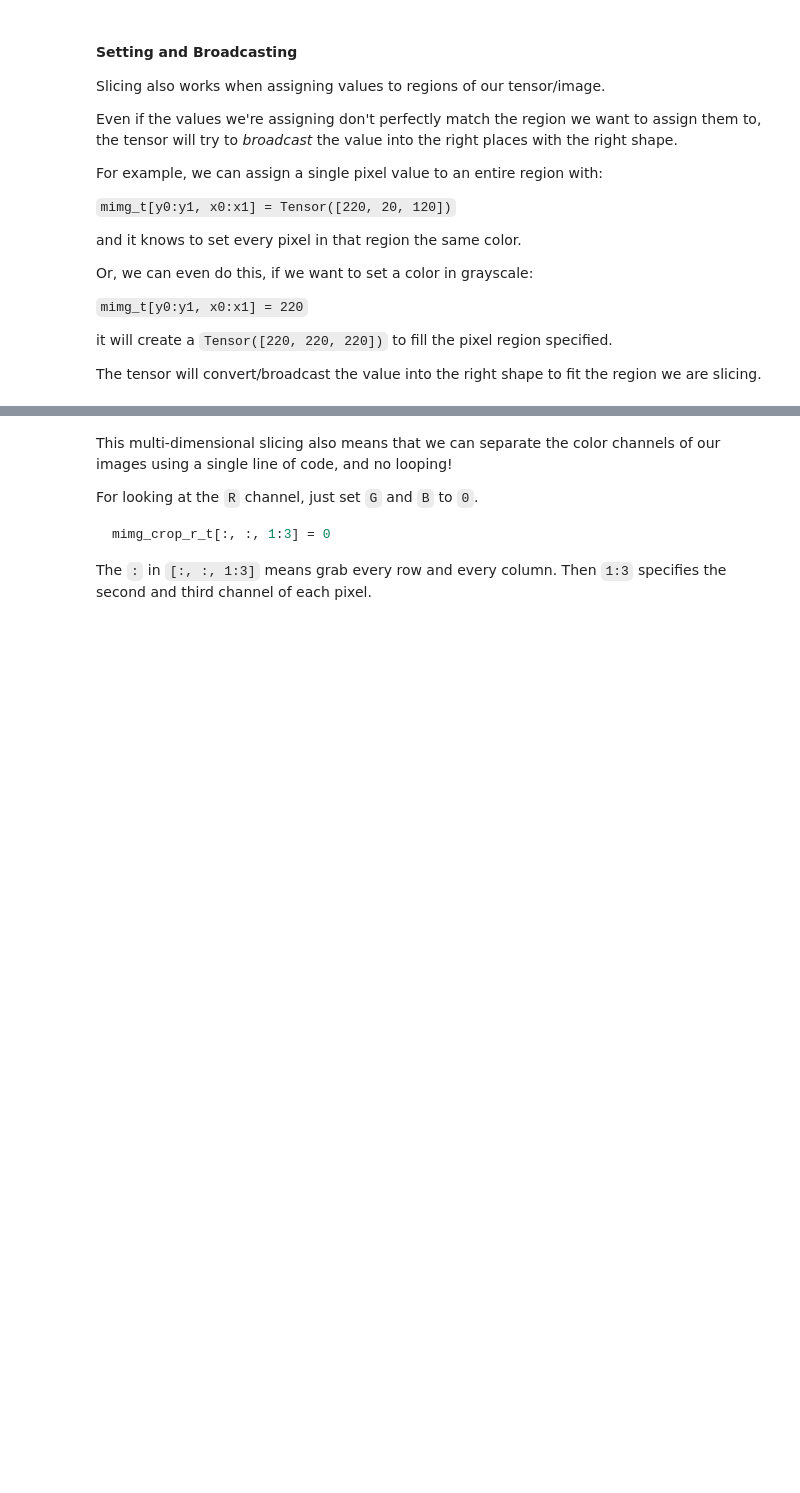
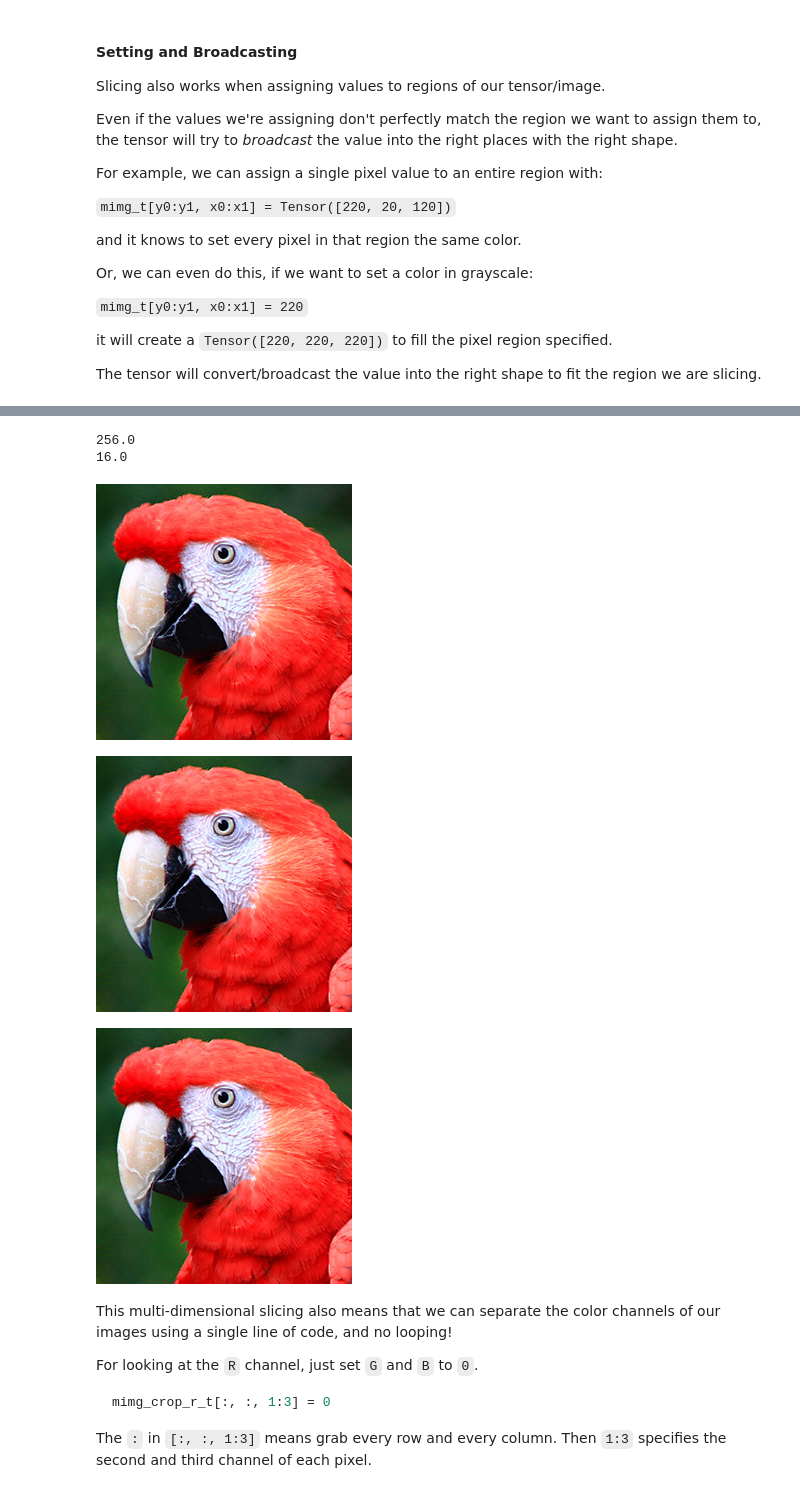
Before and after one commit to idmmachinelearning-ms/week11notes, a Jupyter notebook: WK11-tensors.ipynb, the cells around one changed output, grey strips where cells are left out. Saved outputs shown, nothing was run; the diff lists cells and outputs as text; code cells hidden in the pictures; blank space fills up the shorter version.

```diff
--- a/WK11-tensors.ipynb
+++ b/WK11-tensors.ipynb
@@ -120,9 +174,26 @@ display(make_image(mimg_blank_t))
+# %%
+len(mimg_crop.pixels)
+print(65536 / 256)
+print(256**0.5)
+# %% [output]
+256.0
+16.0
 # %%
 mimg_blank_rows_t = mimg_crop_t.clone()
 
 # TODO: try to assign colors to entire rows/column
 
+mimg_blank_t = mimg_crop_t.clone()
+display(make_image(mimg_blank_t))
+
+mimg_blank_t[0:10, 255:40] = 255
+display(make_image(mimg_blank_t))
+
 display(make_image(mimg_blank_rows_t))
+# %% [output]
+[figure, added]
+[figure, added]
+[figure, added]
 # %% [markdown]
 This multi-dimensional slicing also means that we can separate the color channels of our images using a single line of code, and no looping!
 
```
Also changed, not shown: parts of 8 cells of this notebook.
